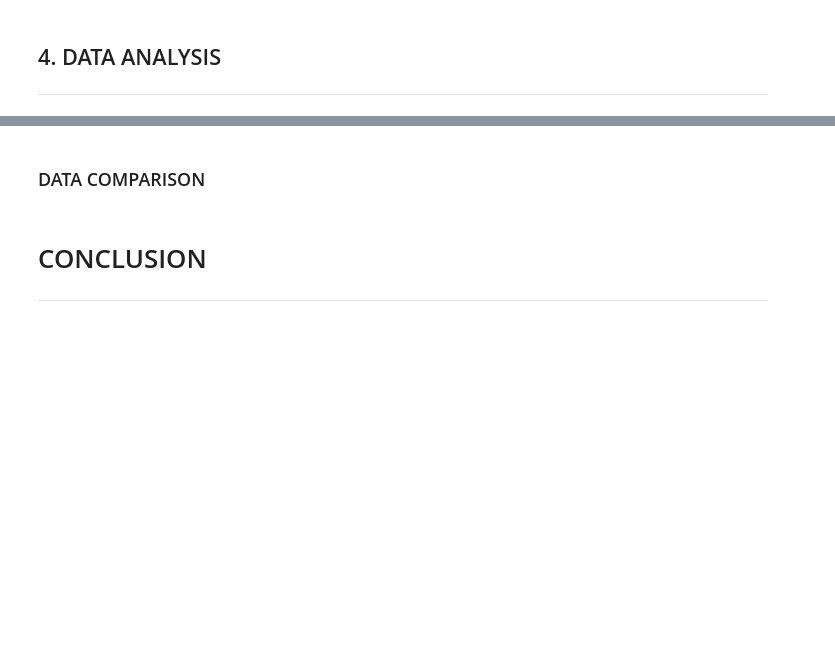
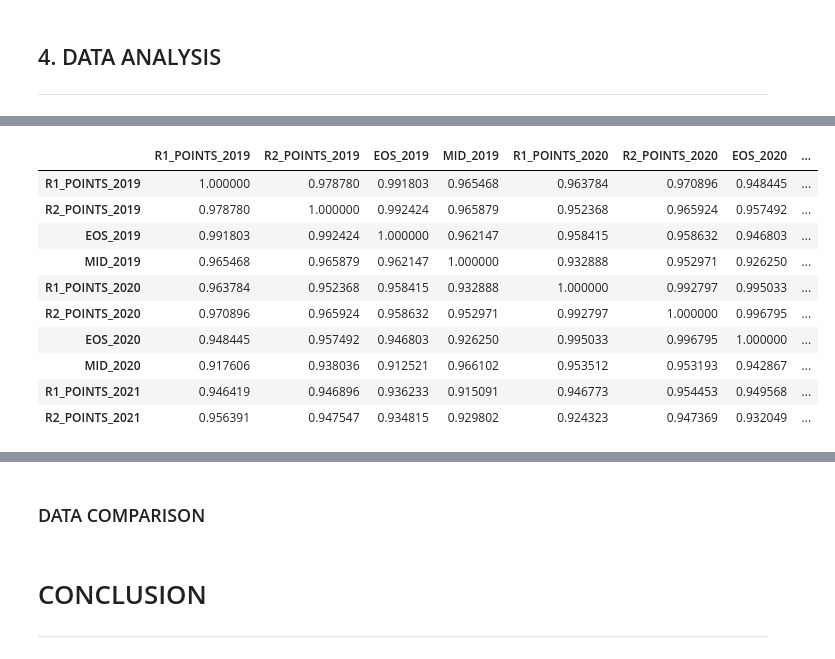
Before and after one commit to AnteDujic/Fundamentals-of-Data-Analysis, a Jupyter notebook: cao.ipynb, the cells around one changed output, grey strips where cells are left out. Saved outputs shown, nothing was run; the diff lists cells and outputs as text; code cells hidden in the pictures; blank space fills up the shorter version.

```diff
--- a/cao.ipynb
+++ b/cao.ipynb
@@ -384 +490,15 @@ df_points.corr()
+# %%
+df_numeric.corr()
+# %% [output]
+|  | R1_POINTS_2019 | R2_POINTS_2019 | EOS_2019 | MID_2019 | R1_POINTS_2020 | R2_POINTS_2020 | EOS_2020 | ... |
+| R1_POINTS_2019 | 1.000000 | 0.978780 | 0.991803 | 0.965468 | 0.963784 | 0.970896 | 0.948445 | ... |
+| R2_POINTS_2019 | 0.978780 | 1.000000 | 0.992424 | 0.965879 | 0.952368 | 0.965924 | 0.957492 | ... |
+| EOS_2019 | 0.991803 | 0.992424 | 1.000000 | 0.962147 | 0.958415 | 0.958632 | 0.946803 | ... |
+| MID_2019 | 0.965468 | 0.965879 | 0.962147 | 1.000000 | 0.932888 | 0.952971 | 0.926250 | ... |
+| R1_POINTS_2020 | 0.963784 | 0.952368 | 0.958415 | 0.932888 | 1.000000 | 0.992797 | 0.995033 | ... |
+| R2_POINTS_2020 | 0.970896 | 0.965924 | 0.958632 | 0.952971 | 0.992797 | 1.000000 | 0.996795 | ... |
+| EOS_2020 | 0.948445 | 0.957492 | 0.946803 | 0.926250 | 0.995033 | 0.996795 | 1.000000 | ... |
+| MID_2020 | 0.917606 | 0.938036 | 0.912521 | 0.966102 | 0.953512 | 0.953193 | 0.942867 | ... |
+| R1_POINTS_2021 | 0.946419 | 0.946896 | 0.936233 | 0.915091 | 0.946773 | 0.954453 | 0.949568 | ... |
+| R2_POINTS_2021 | 0.956391 | 0.947547 | 0.934815 | 0.929802 | 0.924323 | 0.947369 | 0.932049 | ... |
 # %%
```
Also changed, not shown: parts of 26 cells of this notebook, 11 other files.
